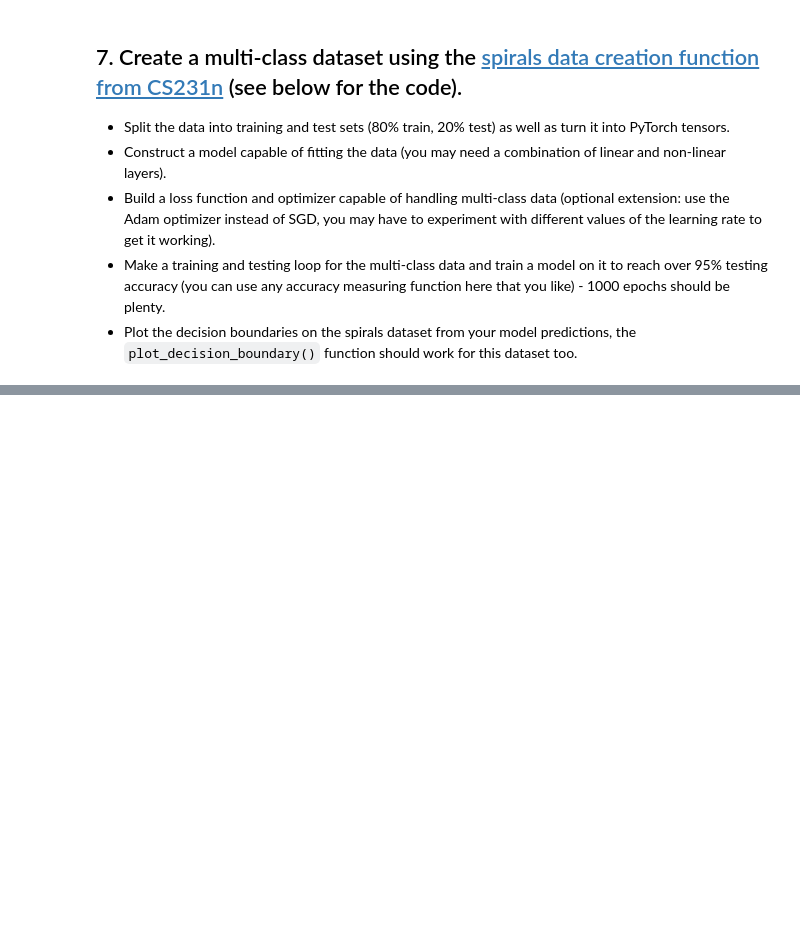
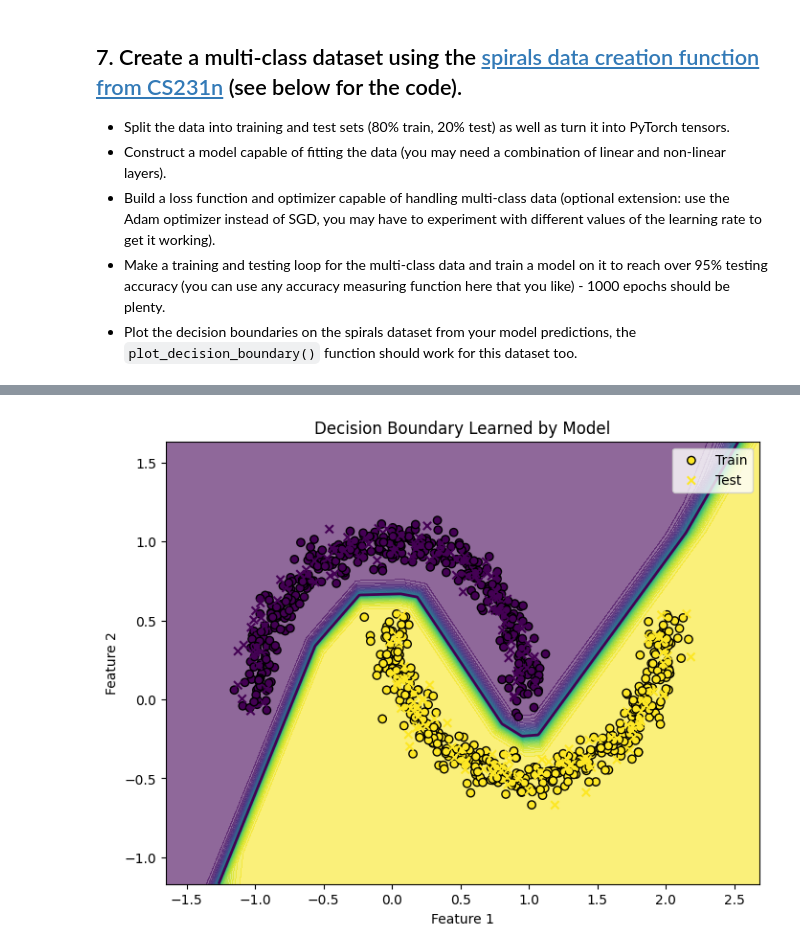
Before and after one commit to Jupiterian/ML-Learning-Portfolio, a Jupyter notebook: pytorch/Pytorch Course/02_pytorch_classification_exercises.ipynb, the cells around one changed output, grey strips where cells are left out. Drawn from its saved outputs; the diff is of its cells as text; code cells hidden in the pictures; blank space fills up the shorter version.

```diff
--- a/pytorch/Pytorch Course/02_pytorch_classification_exercises.ipynb
+++ b/pytorch/Pytorch Course/02_pytorch_classification_exercises.ipynb
@@ -423,7 +371,7 @@ Pred probs:
 # %%
 # Setup loss function and optimizer
 loss_fn = nn.BCEWithLogitsLoss()
-optimizer = torch.optim.Adam(params=model.parameters(), lr=0.1)
+optimizer = torch.optim.Adam(params=model.parameters(), lr=0.01)
 # %%
 # Build a training loop for the model
 
@@ -460,0 +427,74 @@ for epoch in range(epochs):
+# %%
+# Plot decision boundaries for training and test sets
+# Plot decision boundaries for training and test sets
+
+import numpy as np
+import matplotlib.pyplot as plt
+
+model.eval()
+
+# Get the actual device of the model
+# This will be 'cuda:0' if the model is on GPU, or 'cpu' if it's on CPU
+model_device = next(model.parameters()).device
+
+# Create a meshgrid
+x_min, x_max = X[:, 0].min() - 0.5, X[:, 0].max() + 0.5
+y_min, y_max = X[:, 1].min() - 0.5, X[:, 1].max() + 0.5
+
+xx, yy = np.meshgrid(
+    np.linspace(x_min, x_max, 400),
+    np.linspace(y_min, y_max, 400)
+)
+
+# Prepare grid for model
+grid = torch.tensor(
+    np.c_[xx.ravel(), yy.ravel()],
+    dtype=torch.float32
+).to(model_device) # Ensure grid is on the same device as the model
+
+# Get model predictions on grid
+with torch.inference_mode():
+    logits = model(grid).squeeze()
+    # The training loop uses nn.BCEWithLogitsLoss() and torch.sigmoid,
+    # implying binary classification for a model with out_features=1.
+    # For a multi-class problem (as stated in the problem description),
+    # the model should ideally have out_features=num_classes and use softmax.
+    # However, to match the current training setup, we use sigmoid here.
+    probs = torch.sigmoid(logits)
+
+Z = probs.reshape(xx.shape).cpu()
+
+# Plot
+plt.figure(figsize=(8, 6))
+
+# Probability surface
+plt.contourf(xx, yy, Z, levels=50, alpha=0.6)
+
+# Decision boundary (p = 0.5)
+plt.contour(xx, yy, Z, levels=[0.5], linewidths=2)
+
+# Training points
+plt.scatter(
+    X_train[:, 0].cpu(),
+    X_train[:, 1].cpu(),
+    c=y_train.cpu(),
+    edgecolors="k",
+    label="Train"
+)
+
+# Test points
+plt.scatter(
+    X_test[:, 0].cpu(),
+    X_test[:, 1].cpu(),
+    c=y_test.cpu(),
+    marker="x",
+    label="Test"
+)
+
+plt.xlabel("Feature 1")
+plt.ylabel("Feature 2")
+plt.title("Decision Boundary Learned by Model")
+plt.legend()
+plt.show()
+# %% [output]
+[figure, added]
```
Also changed, not shown: parts of 10 cells of this notebook.
